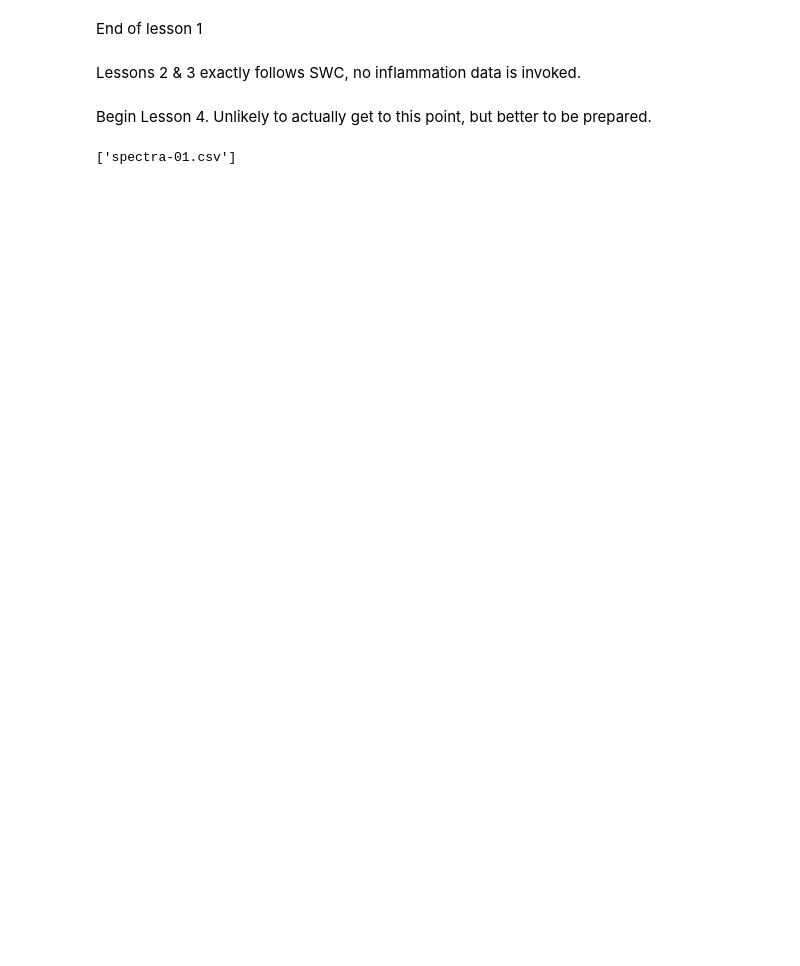
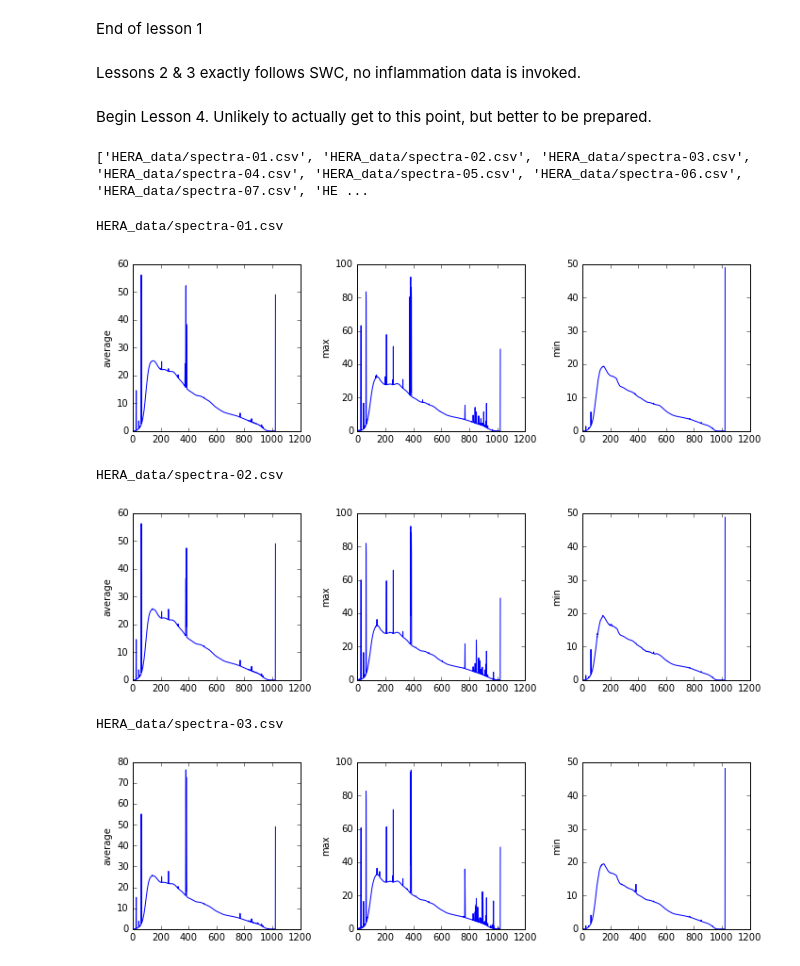
Before and after one commit to bhazelton/random_stuff, a Jupyter notebook: CHAMP/CHAMP python.ipynb, the cells around one changed output. Saved outputs shown, nothing was run; the diff lists cells and outputs as text; code cells hidden in the pictures; blank space fills up the shorter version.

```diff
--- a/CHAMP/CHAMP python.ipynb
+++ b/CHAMP/CHAMP python.ipynb
@@ -282,34 +252,41 @@ Begin Lesson 4. Unlikely to actually get to this point, but better to be prepare
 # %%
 import glob
 # %%
-print(glob.glob('spectra*.csv'))
+print(glob.glob('HERA_data/spectra*.csv'))
 # %% [output]
-['spectra-01.csv']
+['HERA_data/spectra-01.csv', 'HERA_data/spectra-02.csv', 'HERA_data/spectra-03.csv', 'HERA_data/spectra-04.csv', 'HERA_data/spectra-05.csv', 'HERA_data/spectra-06.csv', 'HERA_data/spectra-07.csv', 'HE ...
 # %%
 import numpy
 import matplotlib.pyplot
 
-filenames = sorted(glob.glob('data/inflammation*.csv'))
+filenames = sorted(glob.glob('HERA_data/spectra*.csv'))
 filenames = filenames[0:3]
 for f in filenames:
     print(f)
 
     data = numpy.loadtxt(fname=f, delimiter=',')
 
     fig = matplotlib.pyplot.figure(figsize=(10.0, 3.0))
 
     axes1 = fig.add_subplot(1, 3, 1)
     axes2 = fig.add_subplot(1, 3, 2)
     axes3 = fig.add_subplot(1, 3, 3)
 
     axes1.set_ylabel('average')
     axes1.plot(numpy.mean(data, axis=0))
 
     axes2.set_ylabel('max')
     axes2.plot(numpy.max(data, axis=0))
 
     axes3.set_ylabel('min')
     axes3.plot(numpy.min(data, axis=0))
 
     fig.tight_layout()
     matplotlib.pyplot.show()
+# %% [output]
+HERA_data/spectra-01.csv
+[figure, added]
+HERA_data/spectra-02.csv
+[figure, added]
+HERA_data/spectra-03.csv
+[figure, added]
```
Also changed, not shown: parts of 26 cells of this notebook.
